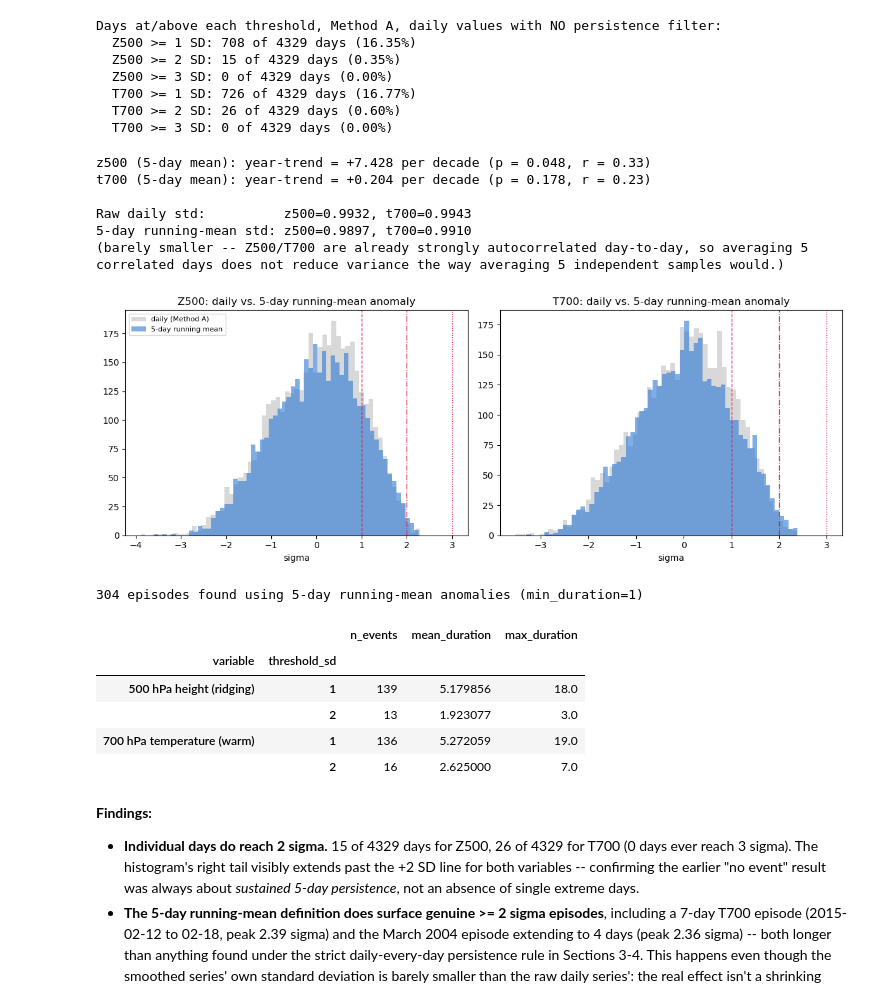
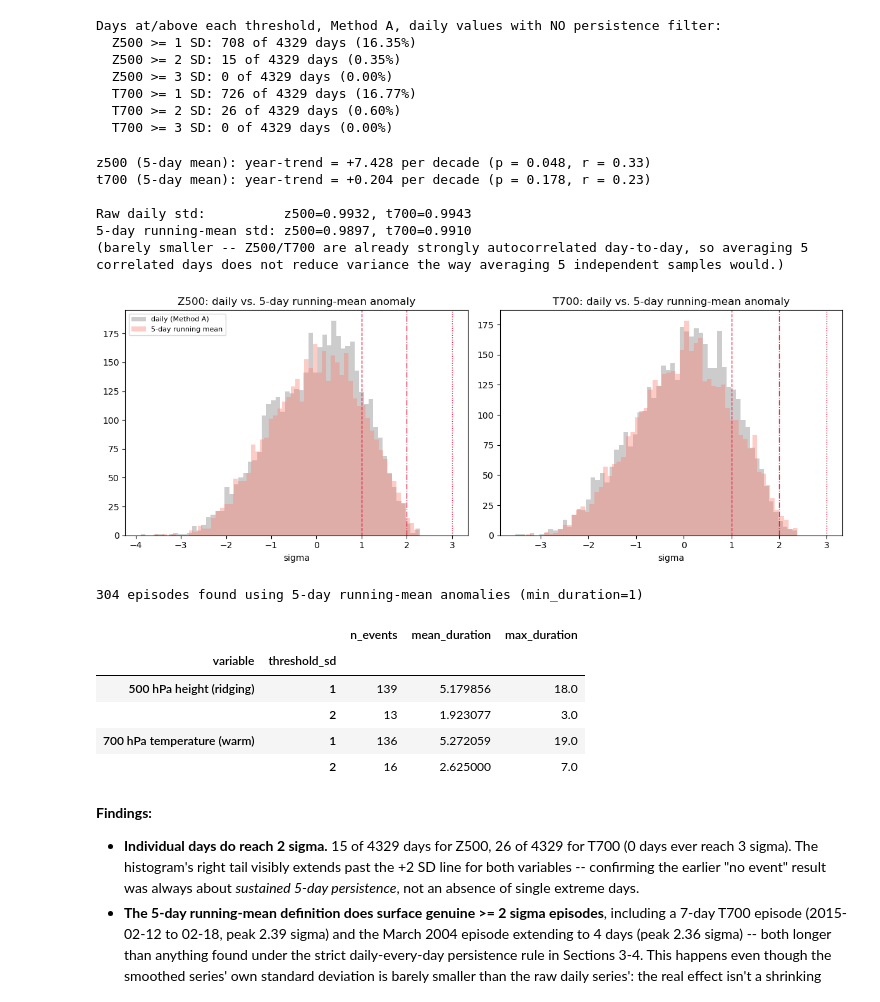
Before and after one commit to ming80302/AR_CA_PROJ, a Jupyter notebook: CA_z500_t700_methodA_vs_methodB.ipynb, the cells around one changed output. Cells and saved outputs as stored; diff of their text form; code cells hidden in the pictures.

Commit message:
Adjust Section 8 histogram colors/opacity and re-run notebook
Co-Authored-By: Claude Sonnet 5 <noreply@anthropic.com>

```diff
--- a/CA_z500_t700_methodA_vs_methodB.ipynb
+++ b/CA_z500_t700_methodA_vs_methodB.ipynb
@@ -681,8 +681,10 @@ print('(barely smaller -- Z500/T700 are already strongly autocorrelated day-to-d
 
 fig, axes = plt.subplots(1, 2, figsize=(12, 4.5))
 for ax, col, label in zip(axes, ['z500_sanom', 't700_sanom'], ['Z500', 'T700']):
-    ax.hist(df[col], bins=60, color='0.75', edgecolor='none', alpha=0.6, label='daily (Method A)')
-    ax.hist(df_roll[col], bins=60, color='#2a78d6', edgecolor='none', alpha=0.6, label='5-day running mean')
+    #ax.hist(df[col], bins=60, color='0.75', edgecolor='none', alpha=0.4, label='daily (Method A)')
+    ax.hist(df[col], bins=60, color='grey', edgecolor='none', alpha=0.4, label='daily (Method A)')
+    #ax.hist(df_roll[col], bins=60, color='#2a78d6', edgecolor='none', alpha=0.5, label='5-day running mean')
+    ax.hist(df_roll[col], bins=60, color='salmon', edgecolor='none', alpha=0.4, label='5-day running mean')
     for sd, ls in zip(THRESHOLDS, ['--', '-.', ':']):
         ax.axvline(sd, color='crimson', linestyle=ls, linewidth=1)
     ax.set_title(f'{label}: daily vs. 5-day running-mean anomaly')
@@ -692,34 +694,34 @@ plt.tight_layout()
 plt.show()
 
 # min_duration=1: the 5-day persistence requirement is already baked into the
 # running mean itself, so we only need the smoothed value to clear the
 # threshold -- requiring 5 MORE consecutive days of that would double-count
 # persistence and demand a stricter ~9-day real episode.
 events_roll = []
 for col, label in VARS:
     sanom = df_roll[f'{col}_sanom'].values
     for thr in THRESHOLDS:
         ev = find_events(df_roll.index, sanom, threshold=thr, min_duration=1)
         ev.insert(0, 'threshold_sd', thr)
         ev.insert(0, 'variable', label)
         events_roll.append(ev)
 
 events_methodA_roll = pd.concat(events_roll, ignore_index=True)
 events_methodA_roll = events_methodA_roll.sort_values(['variable', 'threshold_sd', 'start_date']).reset_index(drop=True)
 print(f'\n{len(events_methodA_roll)} episodes found using 5-day running-mean anomalies (min_duration=1)')
 events_methodA_roll.groupby(['variable', 'threshold_sd']).agg(
     n_events=('duration_days', 'size'),
     mean_duration=('duration_days', 'mean'),
     max_duration=('duration_days', 'max'),
 )
 # %% [output]
 z500 (5-day mean): year-trend = +7.428 per decade (p = 0.048, r = 0.33)
 t700 (5-day mean): year-trend = +0.204 per decade (p = 0.178, r = 0.23)
 
 Raw daily std:          z500=0.9932, t700=0.9943
 5-day running-mean std: z500=0.9897, t700=0.9910
 (barely smaller -- Z500/T700 are already strongly autocorrelated day-to-day, so averaging 5 correlated days does not reduce variance the way averaging 5 independent samples would.)
-[figure, old version]
+[figure, new version]
 304 episodes found using 5-day running-mean anomalies (min_duration=1)
 |  |  | n_events | mean_duration | max_duration |
 | variable | threshold_sd |  |  |  |
```
